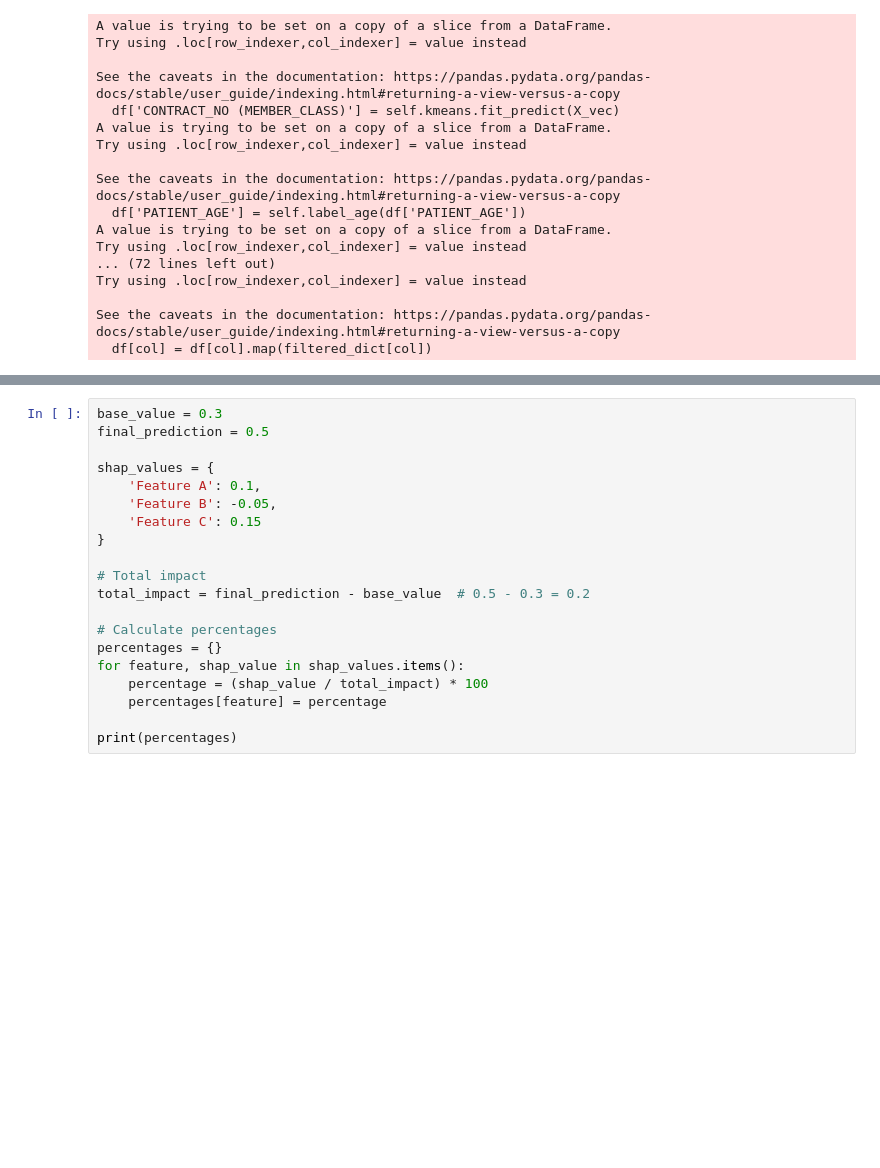
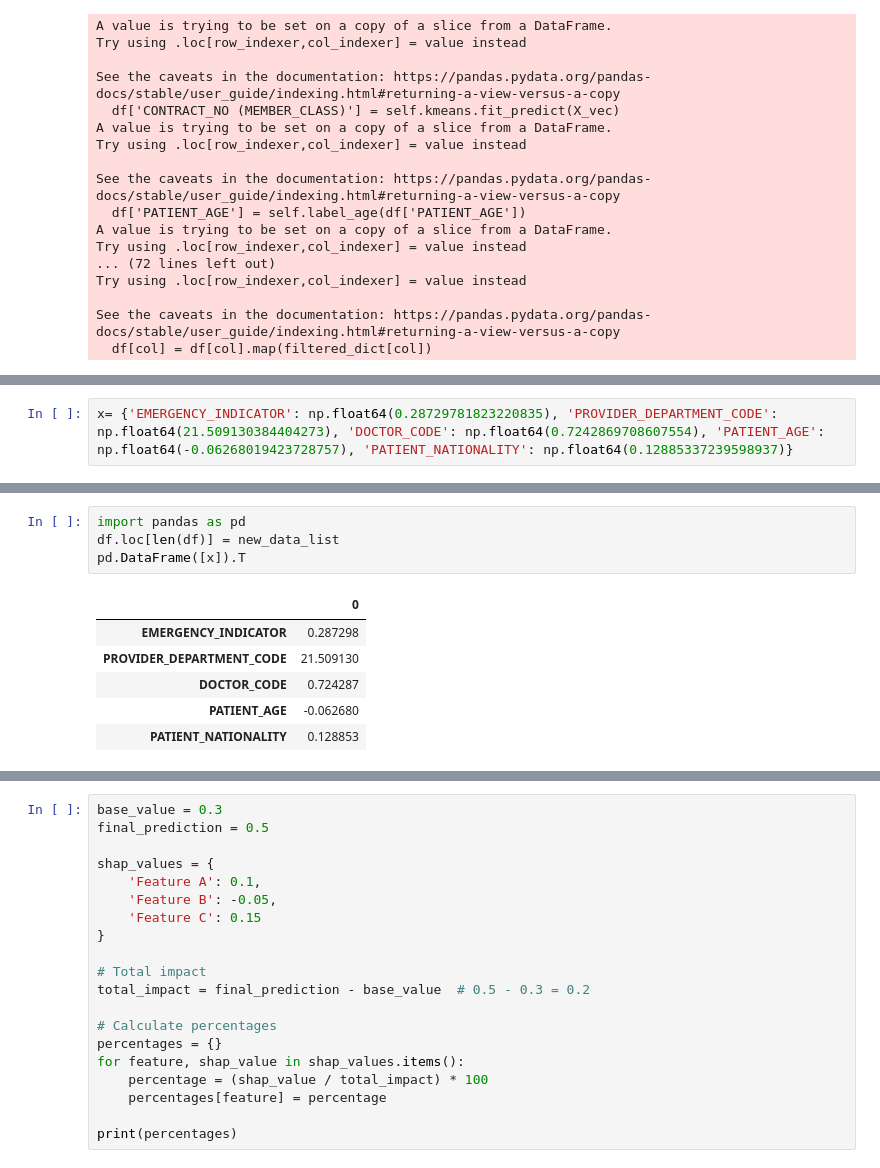
Before and after one commit to AmrAhmedElagoz/streamlit_app, a Jupyter notebook: testy.ipynb, the cells around one changed output, grey strips where cells are left out. Cells and saved outputs as stored; diff of their text form; blank space fills up the shorter version.

Commit message:
adding table

```diff
--- a/testy.ipynb
+++ b/testy.ipynb
@@ -3564,0 +3588,2 @@ Prediction matches: True
+# %%
+x= {'EMERGENCY_INDICATOR': np.float64(0.28729781823220835), 'PROVIDER_DEPARTMENT_CODE': np.float64(21.509130384404273), 'DOCTOR_CODE': np.float64(0.7242869708607554), 'PATIENT_AGE': np.float64(-0.06268019423728757), 'PATIENT_NATIONALITY': np.float64(0.12885337239598937)}
@@ -3564,0 +3598,11 @@ Prediction matches: True
+# %%
+import pandas as pd
+df.loc[len(df)] = new_data_list
+pd.DataFrame([x]).T
+# %% [output]
+|  | 0 |
+| EMERGENCY_INDICATOR | 0.287298 |
+| PROVIDER_DEPARTMENT_CODE | 21.509130 |
+| DOCTOR_CODE | 0.724287 |
+| PATIENT_AGE | -0.062680 |
+| PATIENT_NATIONALITY | 0.128853 |
```
Also changed, not shown: parts of 3 cells of this notebook, 3 other files.
